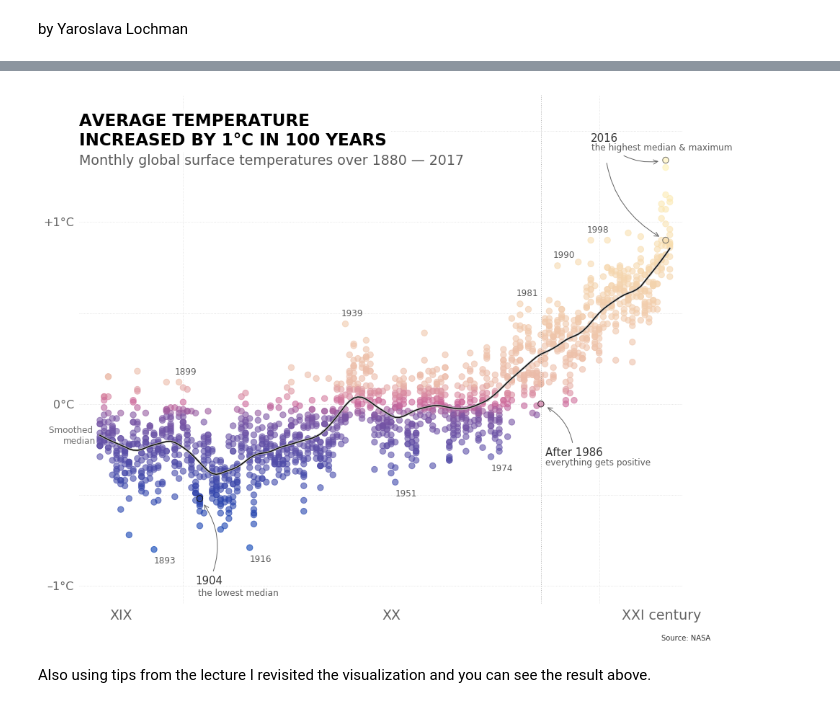
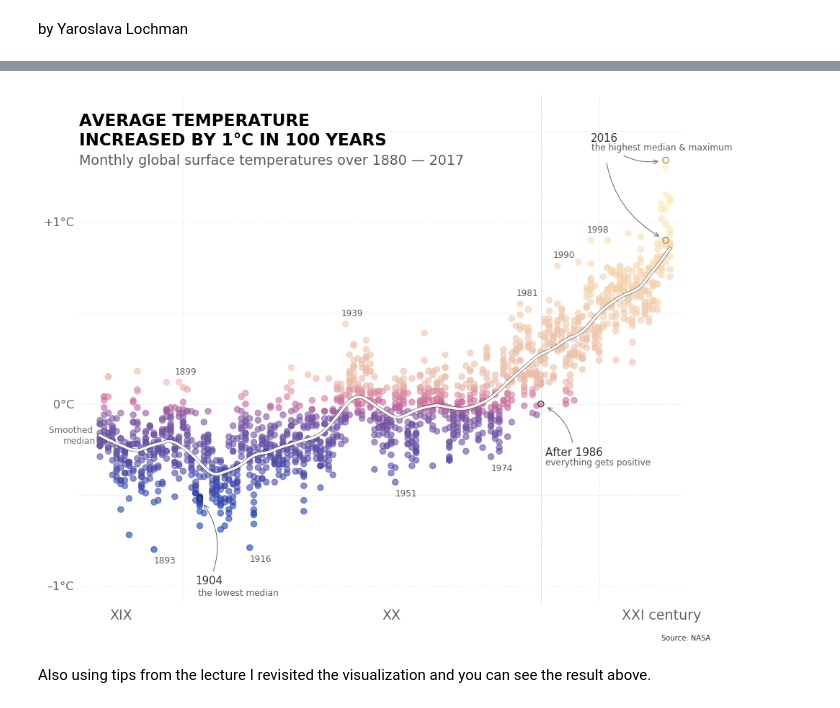
Before and after one commit to ylochman/dataviz, a Jupyter notebook: Assignment-4/hw4.ipynb, the cells around one changed output, grey strips where cells are left out. Drawn from its saved outputs; the diff is of its cells as text; code cells hidden in the pictures.

```diff
--- a/Assignment-4/hw4.ipynb
+++ b/Assignment-4/hw4.ipynb
@@ -141,8 +147,8 @@ for year in min_years_highlighted:
 t = np.arange(1,len(df.Year)+1)
 frac = 0.12
 trend_median = lowess(np.array(df['Median']), t, frac=frac, missing='drop', return_sorted=False)
-ax.plot(df.Year, trend_median, color='#c0c0c0', linestyle='-', linewidth=3, alpha=1)
-ax.plot(df.Year, trend_median, color='#101010', linestyle='-', linewidth=1.5, alpha=1)
+ax.plot(df.Year, trend_median, color='k', linestyle='-', linewidth=4.5, alpha=0.92)
+ax.plot(df.Year, trend_median, color='#FFFFFF', linestyle='-', linewidth=3.75, alpha=0.97)
 trend_max = lowess(np.array(df['Max']), t, frac=frac, missing='drop', return_sorted=False)
 trend_min = lowess(np.array(df['Min']), t, frac=frac, missing='drop', return_sorted=False)
 
@@ -154,33 +160,36 @@ point = (1986, 0.0)
 annotate_with_arrow(ax, 'After 1986', point, (1987, -0.3), 15)
 annotate(ax, 'everything gets positive', (1987, -0.35))
 ax.scatter(*point, s=70, color='None', edgecolors=text2_RGB, alpha=0.9, zorder=12)
 
 point = (2016, df.Median[2016])
 annotate_with_arrow(ax, '2016', point, (1998, 1.43), 15, 25)
 ax.scatter(*point, s=70, color='None', edgecolors=text_RGB, alpha=0.9, zorder=12)
 point = (2016, df.Max[2016])
 annotate_with_arrow(ax, '       ', point, (1998, 1.43), 15, 25)
 ax.scatter(*point, s=70, color='None', edgecolors=text_RGB, alpha=0.9, zorder=12)
 annotate(ax, 'the highest median & maximum', (1998.1, 1.38))
 
 point = (1904, df.Median[1904])
 annotate_with_arrow(ax, '1904', point, (1903, -1.005), 15)
 ax.scatter(*point, s=70, color='None', edgecolors='#101010', alpha=1, zorder=12)
 annotate(ax, 'the lowest median', (1903.5, -1.065))
 
 ax.vlines(1986, -1.1, 1.7, colors=text_RGB, linewidth=1, linestyle=':', zorder=100, alpha=0.5)
 
 # Title
 annotate_title(ax, 'Average temperature \nincreased by {:.0f}°C in 100 years'\
                .format(df.Median.iloc[-1] - df.Median.iloc[0]).upper(),
                (1875, 1.6), fontsize=23)
 # Subtitle
 annotate(ax, 'Monthly global surface temperatures over 1880 — 2017', (1875, 1.3), fontsize=19)
 # Source
 ax.text(2015, -1.3, 'Source: NASA', fontsize=10)
 
 clr = mpl.colors.colorConverter.to_rgba(edge_RGB, alpha=0)
+
+plt.savefig("vis.png", dpi=100)
+plt.show()
 # %% [output]
-[figure, old version]
+[figure, new version]
 # %% [markdown]
 Also using tips from the lecture I revisited the visualization and you can see the result above.
```
Also changed, not shown: parts of 3 cells of this notebook, 1 other file.
